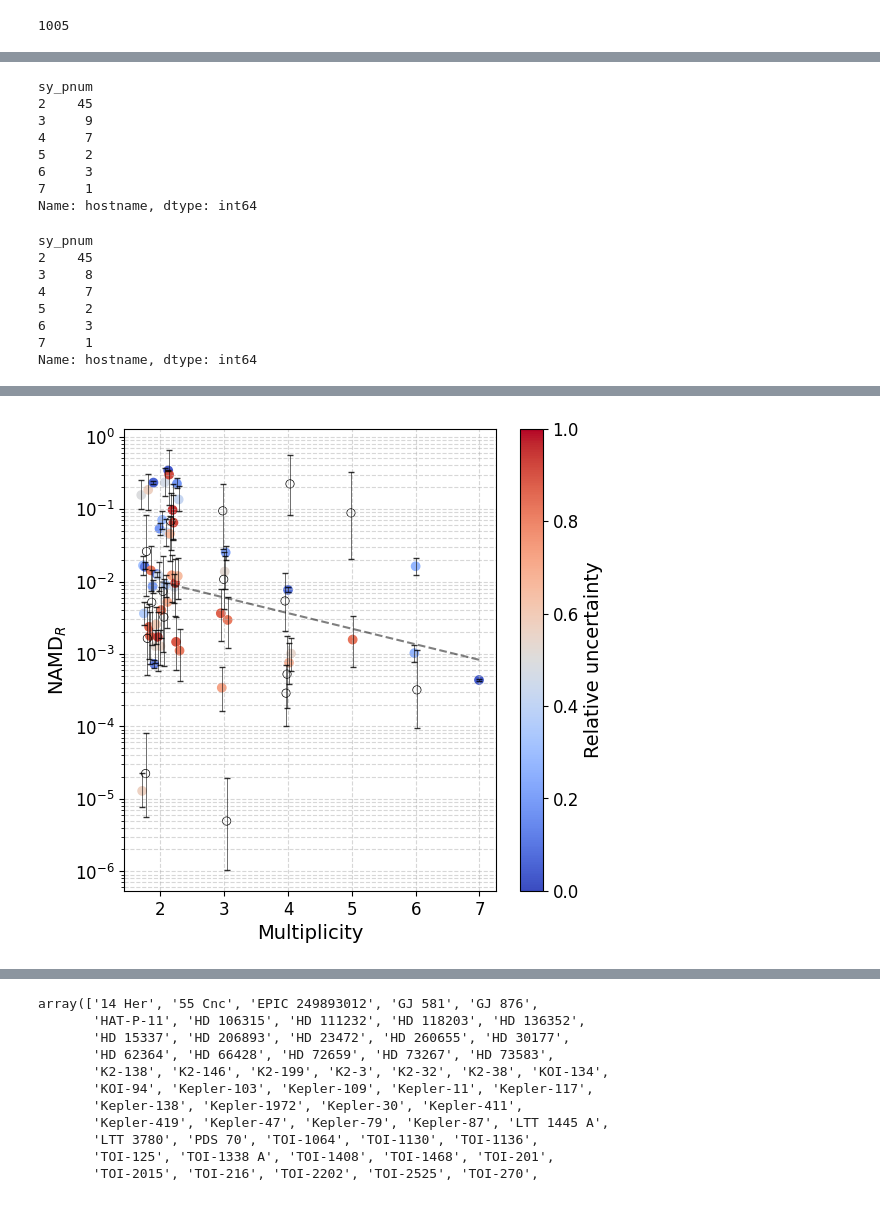
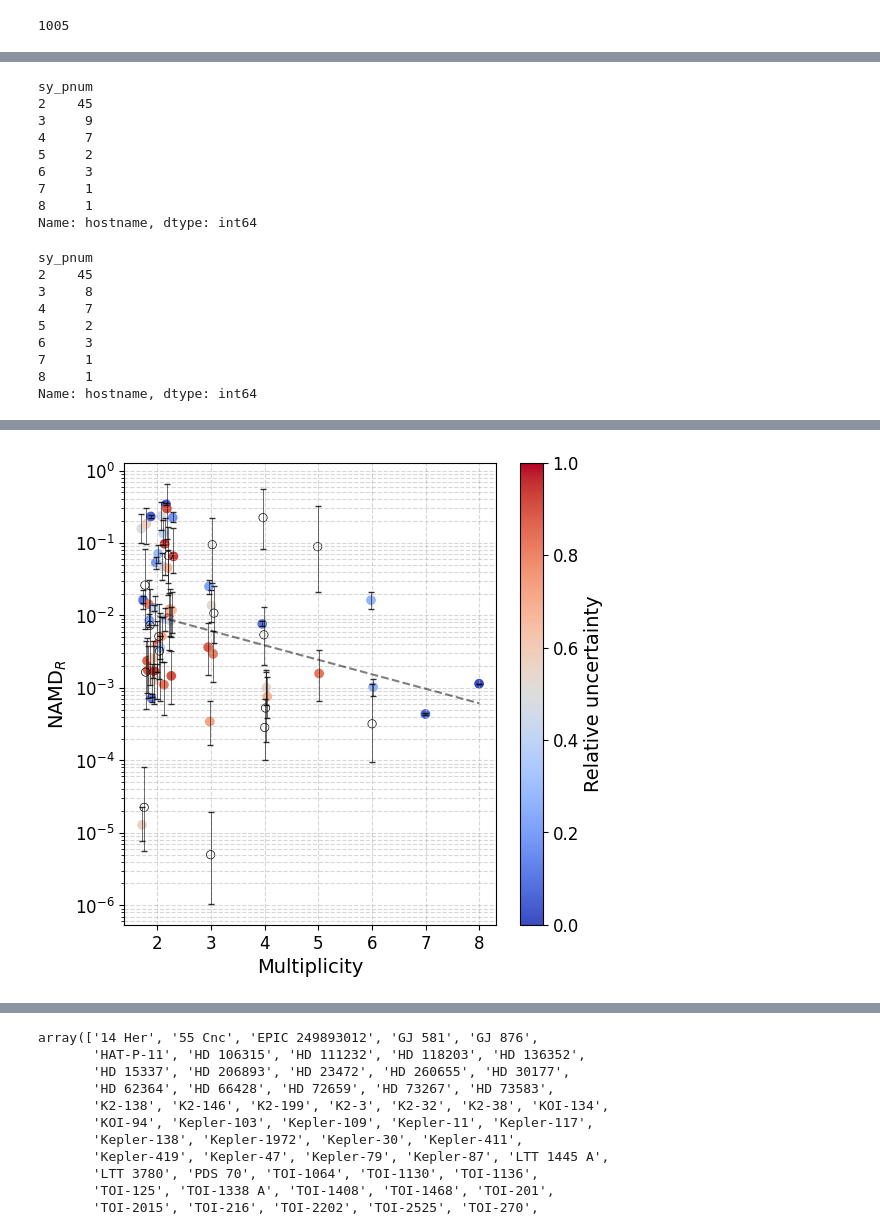
Before and after one commit to abocchieri/ExoNAMD, a Jupyter notebook: notebook/paper_fig1.ipynb, the cells around one changed output, grey strips where cells are left out. Drawn from its saved outputs; the diff is of its cells as text; code cells hidden in the pictures.

```diff
--- a/notebook/paper_fig1.ipynb
+++ b/notebook/paper_fig1.ipynb
@@ -28,9 +28,6 @@ indices = df_interp[df_interp['flag'].str.contains('3d', case=False, na=False)].
 df_interp = df_interp.loc[~df_interp.index.isin(indices)]
 
 
-df_interp = pd.concat([df_interp, df_interp_ss], ignore_index=True)  # adding the SS
-
-
 # print(df_interp.flag.unique())
 print(df_interp.hostname.unique().size)
 
@@ -103,4 +91,18 @@ df_namd = calc_namd(
     threshold=1000,
     Npt=int(1e5),
 )
+
+df_namd_ss = calc_namd(
+    df=df_interp_ss,
+    save=False,
+    plot=False,
+    core=False,
+    filt=None,
+    which=["rel"],
+    use_trunc_normal=True,
+    threshold=1000,
+    Npt=int(1e5),
+)
+
+df_namd = pd.concat([df_namd, df_namd_ss], ignore_index=True)  # adding the SS
 # %% [output]
@@ -124,6 +132,7 @@ sy_pnum
 5     2
 6     3
 7     1
+8     1
 Name: hostname, dtype: int64
 # %%
 df_namd = df_namd[df_namd.hostname != "XO-2 N"]
@@ -137,6 +146,7 @@ sy_pnum
 5     2
 6     3
 7     1
+8     1
 Name: hostname, dtype: int64
 # %%
 logger.info("Plotting the relative NAMD vs. multiplicity")
@@ -149,7 +159,7 @@ pop_plot(
     # title="Core planets",
     which="namd",
     yscale="log",
-    # outpath="/home/ariel/andrea.bocchieri/DATA/ExoNAMD/notebook/plots/exo_namd_rel_paper.pdf",
+    outpath="/home/ariel/andrea.bocchieri/DATA/ExoNAMD/notebook/plots/exo_namd_rel_paper.pdf",
 )
 logger.info("Plot done")
 # %% [output]
@@ -157 +167 @@ logger.info("Plot done")
-[figure, old version]
+[figure, new version]
```
Also changed, not shown: parts of 5 cells of this notebook.
